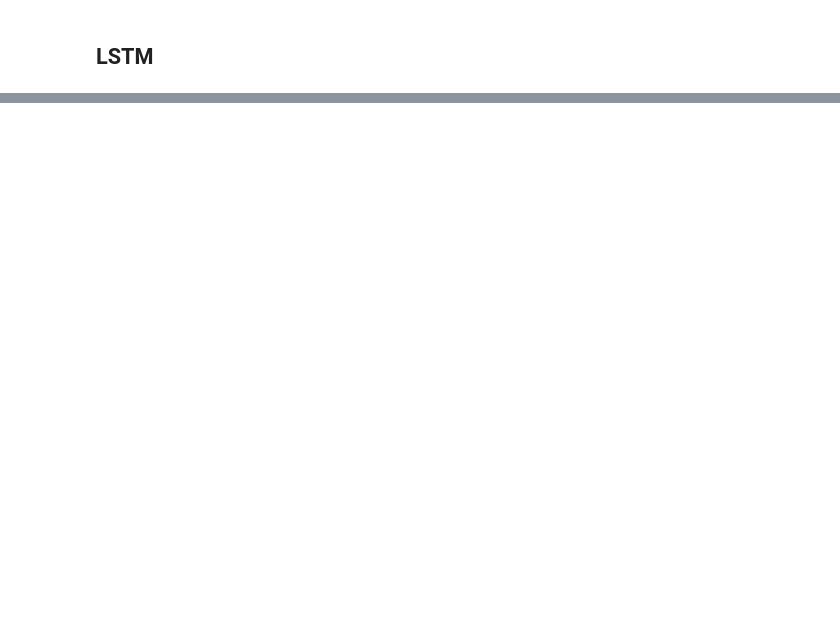
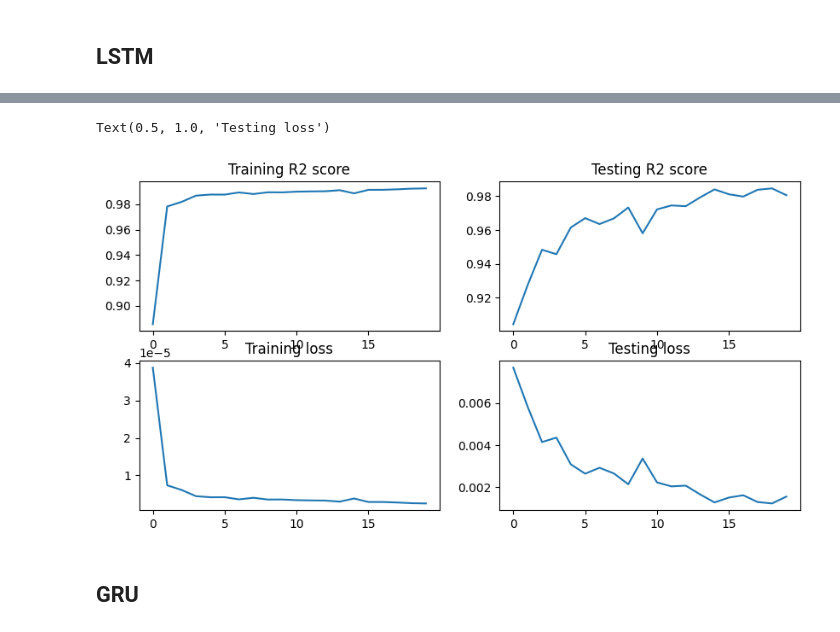
Before and after one commit to swayam279/AppStoneLab-AI-Intern, a Jupyter notebook: TensorFlow/Tensorflow.ipynb, the cells around one changed output, grey strips where cells are left out. Cells and saved outputs as stored; diff of their text form; code cells hidden in the pictures; blank space fills up the shorter version.

```diff
--- a/TensorFlow/Tensorflow.ipynb
+++ b/TensorFlow/Tensorflow.ipynb
@@ -1418,0 +1678,19 @@ model.evaluate(test_pad, y_test)
+# %%
+time_frame=60 #days
+X=[]
+y=[]
+for i in range(len(df) - time_frame):
+    X.append(df2.iloc[i : i + time_frame].values)   # 60 rows as input
+    y.append(df3.iloc[i + time_frame])
+
+X_train, X_test, y_train, y_test = train_test_split(X, y, test_size=0.25, random_state=100, shuffle=False)
+X_train=np.array(X_train)
+X_test=np.array(X_test)
+y_train=np.array(y_train)
+y_test=np.array(y_test)
+# %%
+model=Sequential([
+    Bidirectional(LSTM(64), input_shape=(X_train.shape[1], X_train.shape[2])),
+    Dense(1, activation='linear')
+])
+model.summary()
@@ -1418,0 +1709,3 @@ model.evaluate(test_pad, y_test)
+# %%
+model.compile(optimizer='adamw', loss='mse', metrics=['R2Score'])
+model.fit(X_train, y_train, batch_size=32, epochs=20, validation_data=(X_test, y_test))
@@ -1418,0 +1736,27 @@ model.evaluate(test_pad, y_test)
+# %%
+hist=model.history.history
+plt.figure(figsize=(10,5))
+
+plt.subplot(2,2,1)
+sns.lineplot(hist['R2Score'])
+plt.title("Training R2 score")
+
+
+plt.subplot(2,2,2)
+sns.lineplot(hist['val_R2Score'])
+plt.title("Testing R2 score")
+
+
+plt.subplot(2,2,3)
+sns.lineplot(hist['loss'])
+plt.title("Training loss")
+
+
+plt.subplot(2,2,4)
+sns.lineplot(hist['val_loss'])
+plt.title("Testing loss")
+# %% [output]
+Text(0.5, 1.0, 'Testing loss')
+[figure, added]
+# %% [markdown]
+## GRU
```
Also changed, not shown: parts of 54 cells of this notebook, 8 other files.
